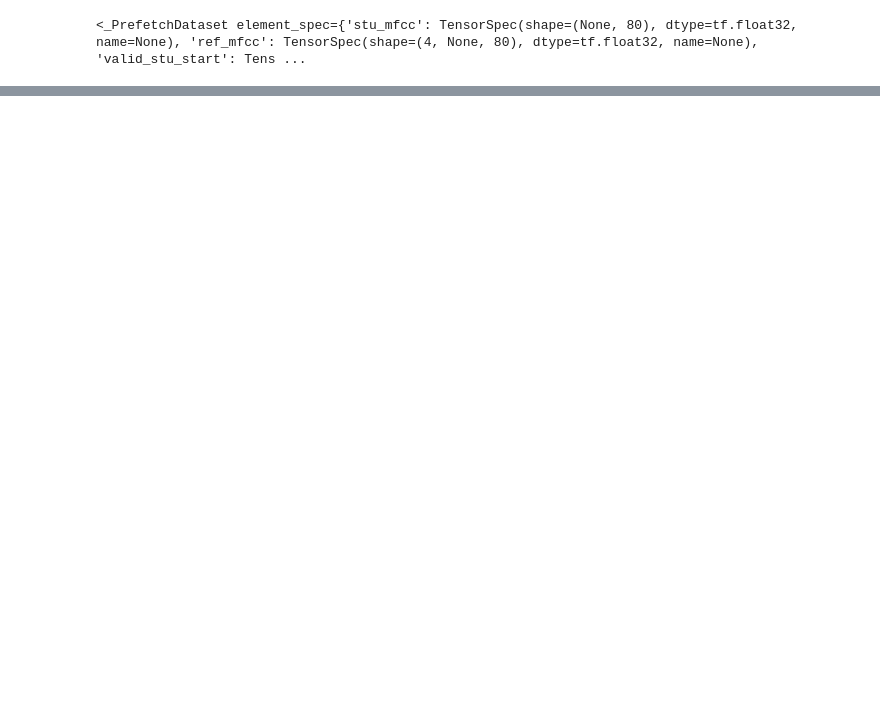
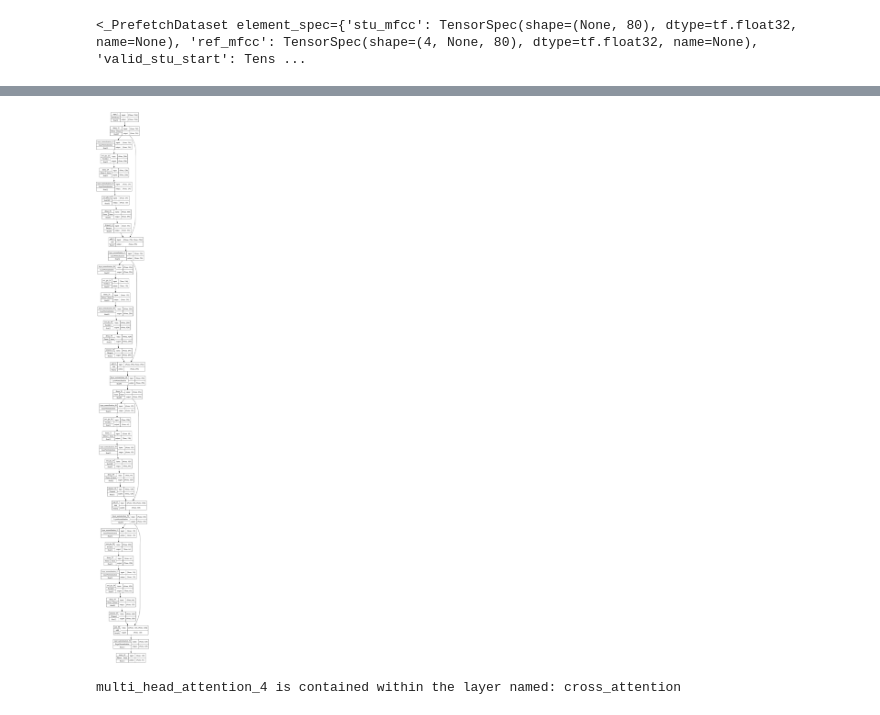
Before and after one commit to YihaoJW/Educational_Speech_Assessment, a Jupyter notebook: DataPreperation/ASR_Test.ipynb, the cells around one changed output, grey strips where cells are left out. Drawn from its saved outputs; the diff is of its cells as text; code cells hidden in the pictures; blank space fills up the shorter version.

```diff
--- a/DataPreperation/ASR_Test.ipynb
+++ b/DataPreperation/ASR_Test.ipynb
@@ -43,7 +39,7 @@ hyper_para = {'base_feature': dict(zip(base_feature_name, base_feature)),
               'dense_feature': dict(zip(dense_feature_name, dense_feature)),
               'word_prediction': dict(zip(word_prediction_name, word_prediction)),
               'base_ratio': base_ratio,
-              'batch_num': 10,
+              'batch_num': 2,
               'margin': 0.4,
 }
 C = ASR_Network(**hyper_para)
@@ -97,3 +95,28 @@ def call(self, inputs, training=False, mask=None):
     # compute the word prediction
     word_prediction = self.word_prediction(deep_feature, training=training)
     return word_prediction, deep_feature
+# %%
+tf.keras.utils.plot_model(C.deep_feature, show_shapes=True, show_layer_names=True, show_layer_activations=True, show_dtype=True)
+# %% [output]
+[figure, added]
+# %%
+def find_layer_containing_mha(model, target_name="multi_head_attention_4"):
+    for layer in model.layers:
+        if hasattr(layer, 'mha') and layer.mha.name == target_name:
+            return layer.name
+        # If the layer is another model (for nested models), search inside it
+        if isinstance(layer, tf.keras.Model):
+            result = find_layer_containing_mha(layer, target_name)
+            if result:
+                return result
+    return None
+
+# Search in your base_network
+containing_layer_name = find_layer_containing_mha(C.base_network)
+
+if containing_layer_name:
+    print(f"multi_head_attention_4 is contained within the layer named: {containing_layer_name}")
+else:
+    print(f"multi_head_attention_4 was not found in the model.")
+# %% [output]
+multi_head_attention_4 is contained within the layer named: cross_attention
```
Also changed, not shown: parts of 19 cells of this notebook, 3 other files.
